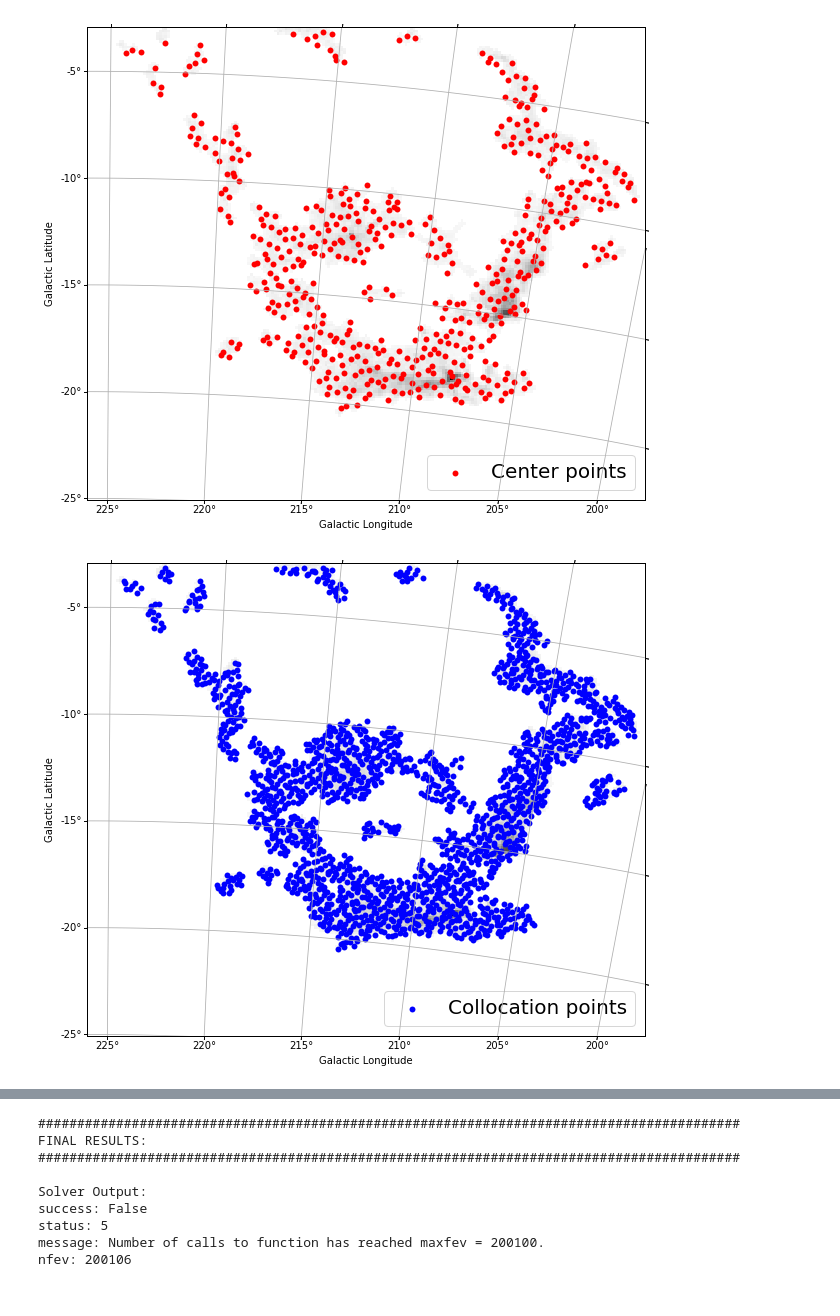
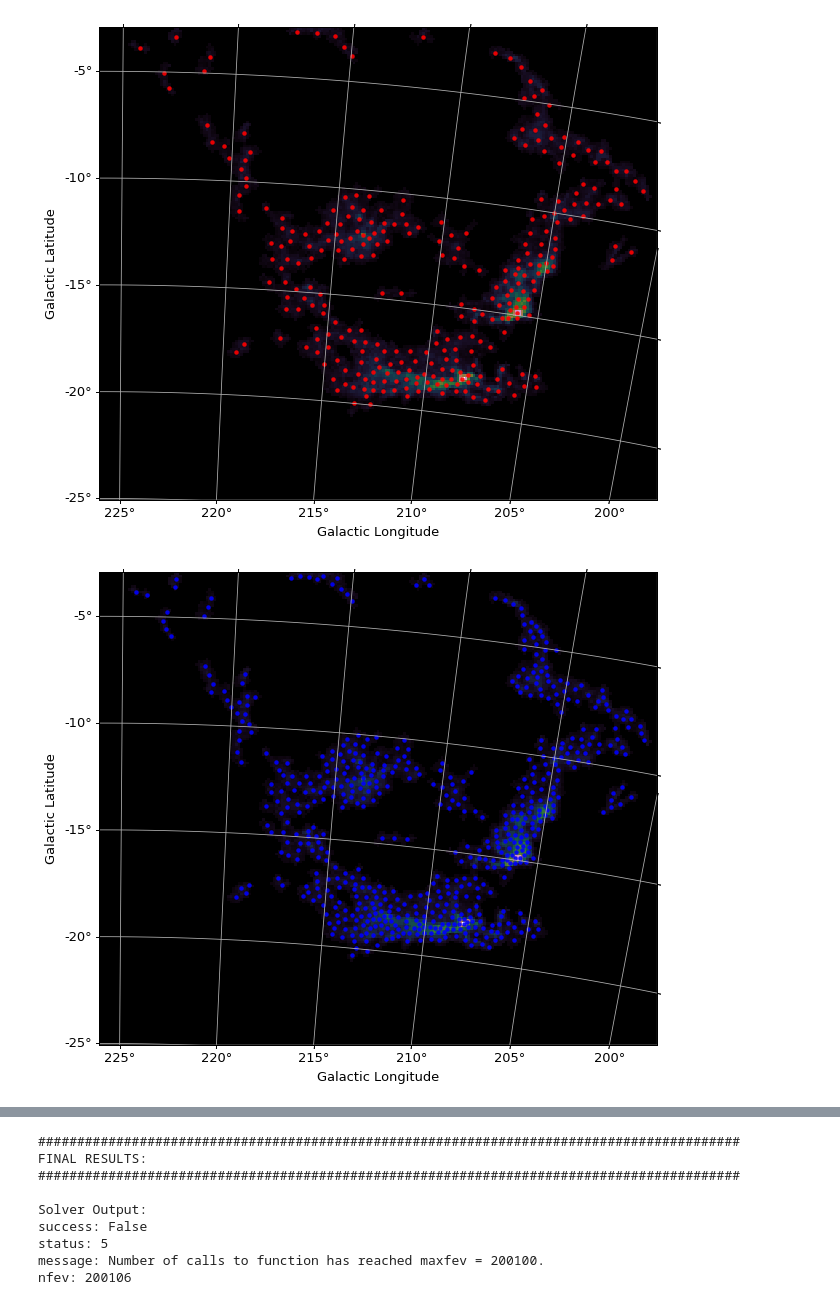
Before and after one commit to mavillan/HDMClouds, a Jupyter notebook: notebooks/case3-OrionMonceros.ipynb, the cells around one changed output, grey strips where cells are left out. Cells and saved outputs as stored; diff of their text form; code cells hidden in the pictures.

```diff
--- a/notebooks/case3-OrionMonceros.ipynb
+++ b/notebooks/case3-OrionMonceros.ipynb
@@ -4,26 +4,29 @@
 import os
 import sys
 import copy
-import aplpy
 import numpy as np
-#np.seterr(over='ignore')
-import scipy as sp
-import matplotlib.pyplot as plt
-from ipywidgets import interact, interactive, fixed, FloatSlider, IntSlider
-
-# autoreload user modules functionality
-%load_ext autoreload
-%autoreload 2
 
 # filtering Astropy warnings
 import warnings
 from astropy.utils.exceptions import AstropyWarning
 warnings.simplefilter('ignore', category=AstropyWarning)
 
+# autoreload user modules functionality
+%load_ext autoreload
+%autoreload 2
 
 sys.path.append('../lib/')
-from hdsources import *
+from hdmclouds_v1 import *
 from utils import *
 from graph import *
 from preprocessing import *
 from gmr import *
+
+from ipywidgets import interact, interactive, fixed, FloatSlider, IntSlider
+import matplotlib
+import matplotlib.pyplot as plt; plt.show()
+matplotlib.rcParams.update({'font.size': 13})
+
+#from pycupid import *
+
+save_path = "/Users/martin/Dropbox/Aplicaciones/ShareLaTeX/HDMC-v1/figures/"
@@ -36,7 +42,7 @@ from gmr import *
 #fits_path = '../data/images/Orion.cont.image.fits'
 fits_path = '../data/SCIMES/orion_12CO_mom0.fits'
 
-data, wcs = load_data(fits_path)
+data, wcs, hdu = load_data(fits_path)
 base_level = estimate_rms(data)
-image_plot(data, wcs=wcs)
+image_plot(data, wcs=wcs, unit=hdu.header["BUNIT"])
 # %% [output]
@@ -50,5 +55,5 @@ If you're reading this message in another frontend (for example, a static render
 # %%
-hds = HDSources(data, back_level=1.00798, wcs=wcs, verbose=True, n_center=500)
+hdmc = HDMClouds(data, back_level=1.00798, wcs=wcs, verbose=True, n_center=300)
 # %% [output]
-[figure, old version]
+[figure, new version]
-[figure, old version]
+[figure, new version]
```
Also changed, not shown: parts of 4 cells of this notebook, 6 other files.
